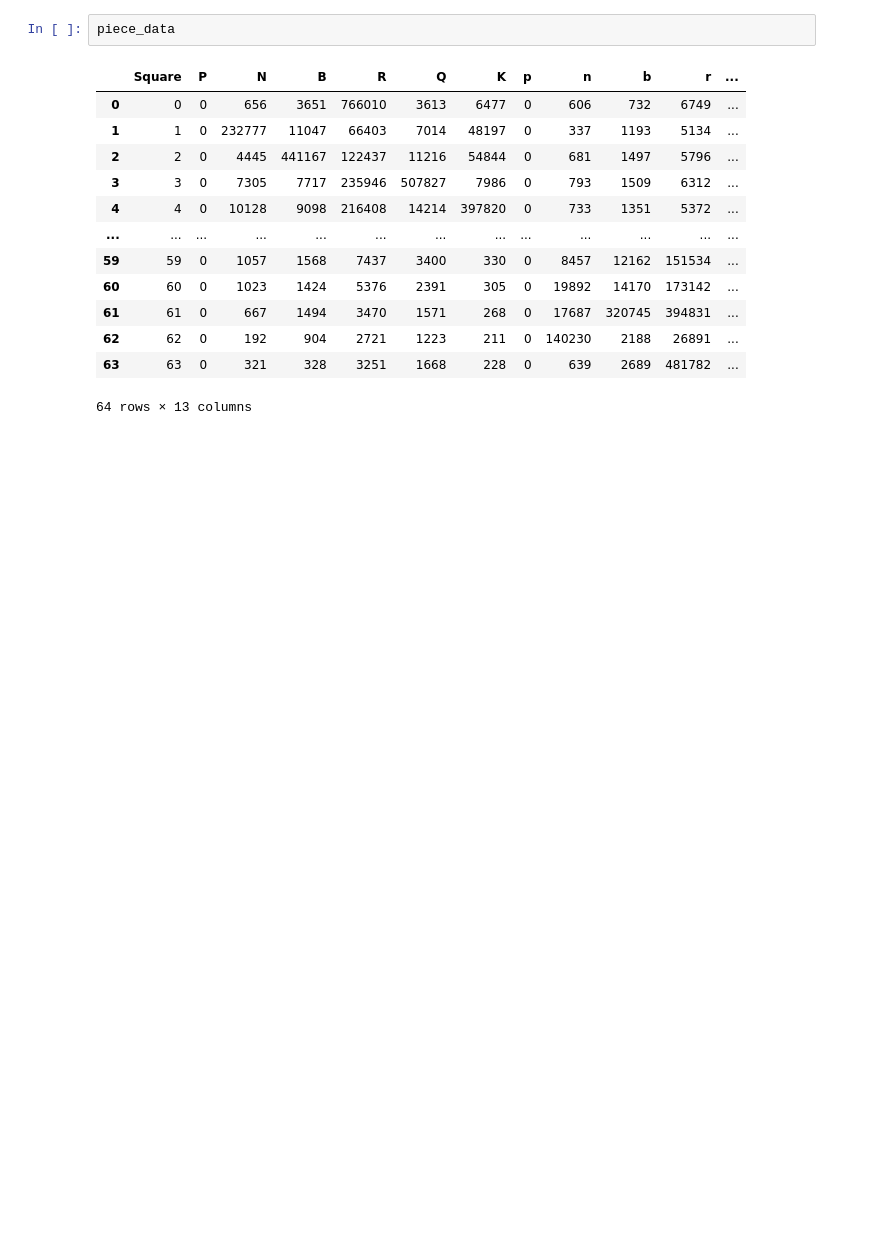
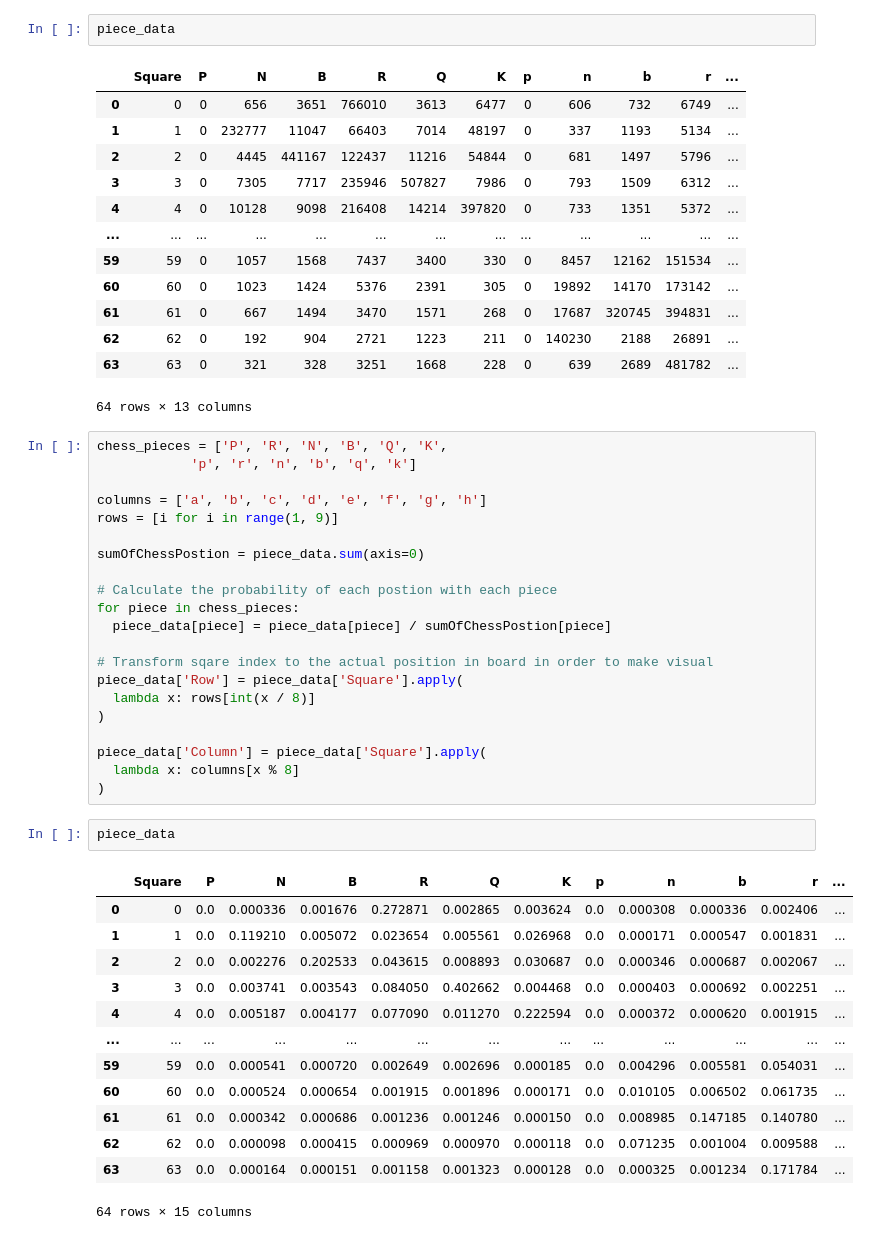
Before and after one commit to trinhhungfischer/chess-ai, a Jupyter notebook: scripts/position_analysis.ipynb, the cells around one changed output. Cells and saved outputs as stored; diff of their text form; blank space fills up the shorter version.

```diff
--- a/scripts/position_analysis.ipynb
+++ b/scripts/position_analysis.ipynb
@@ -96,3 +102,40 @@ piece_data
 | 62 | 62 | 0 | 192 | 904 | 2721 | 1223 | 211 | 0 | 140230 | 2188 | 26891 | ... |
 | 63 | 63 | 0 | 321 | 328 | 3251 | 1668 | 228 | 0 | 639 | 2689 | 481782 | ... |
 64 rows × 13 columns
+# %%
+chess_pieces = ['P', 'R', 'N', 'B', 'Q', 'K',
+            'p', 'r', 'n', 'b', 'q', 'k']
+
+columns = ['a', 'b', 'c', 'd', 'e', 'f', 'g', 'h']
+rows = [i for i in range(1, 9)]
+
+sumOfChessPostion = piece_data.sum(axis=0)
+
+# Calculate the probability of each postion with each piece
+for piece in chess_pieces:
+  piece_data[piece] = piece_data[piece] / sumOfChessPostion[piece]
+
+# Transform sqare index to the actual position in board in order to make visual
+piece_data['Row'] = piece_data['Square'].apply(
+  lambda x: rows[int(x / 8)]
+)
+
+piece_data['Column'] = piece_data['Square'].apply(
+  lambda x: columns[x % 8]
+)
+# %%
+piece_data
+# %% [output]
+|  | Square | P | N | B | R | Q | K | p | n | b | r | ... |
+| 0 | 0 | 0.0 | 0.000336 | 0.001676 | 0.272871 | 0.002865 | 0.003624 | 0.0 | 0.000308 | 0.000336 | 0.002406 | ... |
+| 1 | 1 | 0.0 | 0.119210 | 0.005072 | 0.023654 | 0.005561 | 0.026968 | 0.0 | 0.000171 | 0.000547 | 0.001831 | ... |
+| 2 | 2 | 0.0 | 0.002276 | 0.202533 | 0.043615 | 0.008893 | 0.030687 | 0.0 | 0.000346 | 0.000687 | 0.002067 | ... |
+| 3 | 3 | 0.0 | 0.003741 | 0.003543 | 0.084050 | 0.402662 | 0.004468 | 0.0 | 0.000403 | 0.000692 | 0.002251 | ... |
+| 4 | 4 | 0.0 | 0.005187 | 0.004177 | 0.077090 | 0.011270 | 0.222594 | 0.0 | 0.000372 | 0.000620 | 0.001915 | ... |
+| ... | ... | ... | ... | ... | ... | ... | ... | ... | ... | ... | ... | ... |
+| 59 | 59 | 0.0 | 0.000541 | 0.000720 | 0.002649 | 0.002696 | 0.000185 | 0.0 | 0.004296 | 0.005581 | 0.054031 | ... |
+| 60 | 60 | 0.0 | 0.000524 | 0.000654 | 0.001915 | 0.001896 | 0.000171 | 0.0 | 0.010105 | 0.006502 | 0.061735 | ... |
+| 61 | 61 | 0.0 | 0.000342 | 0.000686 | 0.001236 | 0.001246 | 0.000150 | 0.0 | 0.008985 | 0.147185 | 0.140780 | ... |
+| 62 | 62 | 0.0 | 0.000098 | 0.000415 | 0.000969 | 0.000970 | 0.000118 | 0.0 | 0.071235 | 0.001004 | 0.009588 | ... |
+| 63 | 63 | 0.0 | 0.000164 | 0.000151 | 0.001158 | 0.001323 | 0.000128 | 0.0 | 0.000325 | 0.001234 | 0.171784 | ... |
+64 rows × 15 columns
```
Also changed, not shown: parts of 4 cells of this notebook, 1 other file.
